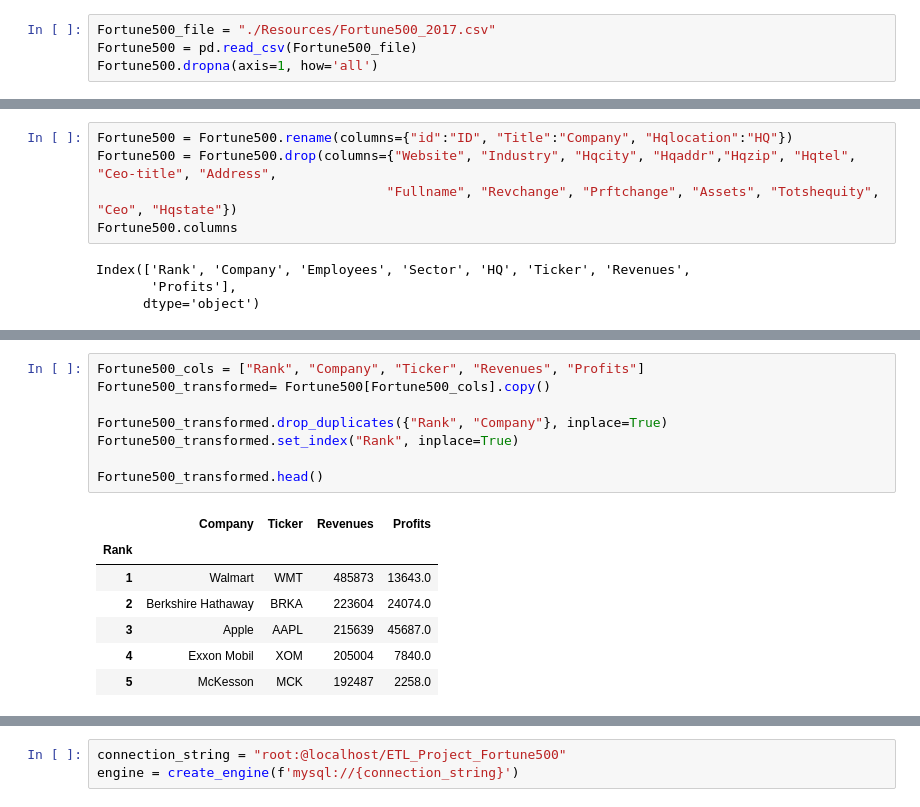
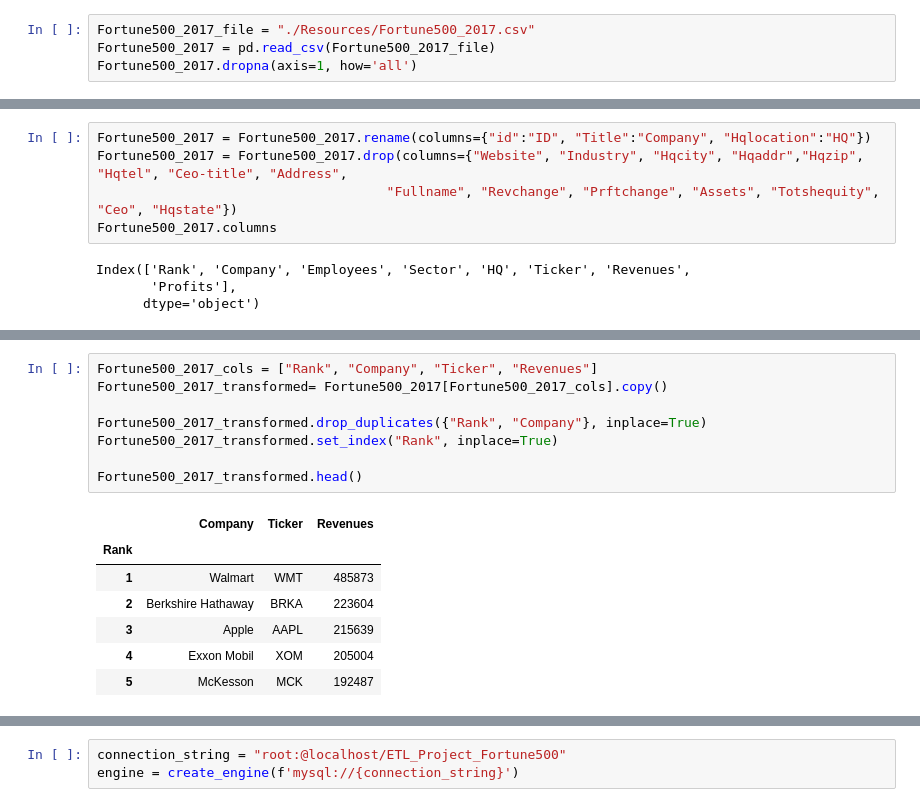
Before and after one commit to chinosamg/ETL-Project, a Jupyter notebook: ETL_Code-Fortune500.ipynb, the cells around one changed output, grey strips where cells are left out. Cells and saved outputs as stored; diff of their text form.

```diff
--- a/ETL_Code-Fortune500.ipynb
+++ b/ETL_Code-Fortune500.ipynb
@@ -5,9 +5,9 @@ import os
 import pymysql
 pymysql.install_as_MySQLdb()
 # %%
-Fortune500_file = "./Resources/Fortune500_2017.csv"
-Fortune500 = pd.read_csv(Fortune500_file)
-Fortune500.dropna(axis=1, how='all')
+Fortune500_2017_file = "./Resources/Fortune500_2017.csv"
+Fortune500_2017 = pd.read_csv(Fortune500_2017_file)
+Fortune500_2017.dropna(axis=1, how='all')
 # %% [output]
 |  | Rank | Title | Website | Employees | Sector | Industry | Hqlocation | Hqaddr | Hqcity | Hqstate | ... |
 | 0 | 1 | Walmart | http://www.walmart.com | 2300000 | Retailing | General Merchandisers | Bentonville, AR | 702 S.W. Eighth St. | Bentonville | AR | ... |
@@ -28,10 +28,10 @@ Fortune500.dropna(axis=1, how='all')
 | 499 | 500 | ABM Industries | http://www.abm.com | 110000 | Business Services | Diversified Outsourcing Services | New York, NY | 1 Liberty Plaza | New York | NY | ... |
 500 rows × 23 columns
 # %%
-Fortune500 = Fortune500.rename(columns={"id":"ID", "Title":"Company", "Hqlocation":"HQ"})
-Fortune500 = Fortune500.drop(columns={"Website", "Industry", "Hqcity", "Hqaddr","Hqzip", "Hqtel", "Ceo-title", "Address",
+Fortune500_2017 = Fortune500_2017.rename(columns={"id":"ID", "Title":"Company", "Hqlocation":"HQ"})
+Fortune500_2017 = Fortune500_2017.drop(columns={"Website", "Industry", "Hqcity", "Hqaddr","Hqzip", "Hqtel", "Ceo-title", "Address",
                                      "Fullname", "Revchange", "Prftchange", "Assets", "Totshequity", "Ceo", "Hqstate"})
-Fortune500.columns
+Fortune500_2017.columns
 # %% [output]
 Index(['Rank', 'Company', 'Employees', 'Sector', 'HQ', 'Ticker', 'Revenues',
        'Profits'],
@@ -51,18 +51,18 @@ Fortune500.head(10)
 | 8 | 9 | AT&T | 268540 | Telecommunications | Dallas, TX | T | 163786 | 12976.0 |
 | 9 | 10 | Ford Motor | 201000 | Motor Vehicles & Parts | Dearborn, MI | F | 151800 | 4596.0 |
 # %%
-Fortune500_cols = ["Rank", "Company", "Ticker", "Revenues", "Profits"]
-Fortune500_transformed= Fortune500[Fortune500_cols].copy()
+Fortune500_2017_cols = ["Rank", "Company", "Ticker", "Revenues"]
+Fortune500_2017_transformed= Fortune500_2017[Fortune500_2017_cols].copy()
 
-Fortune500_transformed.drop_duplicates({"Rank", "Company"}, inplace=True)
-Fortune500_transformed.set_index("Rank", inplace=True)
+Fortune500_2017_transformed.drop_duplicates({"Rank", "Company"}, inplace=True)
+Fortune500_2017_transformed.set_index("Rank", inplace=True)
 
-Fortune500_transformed.head()
+Fortune500_2017_transformed.head()
 # %% [output]
-|  | Company | Ticker | Revenues | Profits |
-| Rank |  |  |  |  |
-| 1 | Walmart | WMT | 485873 | 13643.0 |
-| 2 | Berkshire Hathaway | BRKA | 223604 | 24074.0 |
-| 3 | Apple | AAPL | 215639 | 45687.0 |
-| 4 | Exxon Mobil | XOM | 205004 | 7840.0 |
-| 5 | McKesson | MCK | 192487 | 2258.0 |
+|  | Company | Ticker | Revenues |
+| Rank |  |  |  |
+| 1 | Walmart | WMT | 485873 |
+| 2 | Berkshire Hathaway | BRKA | 223604 |
+| 3 | Apple | AAPL | 215639 |
+| 4 | Exxon Mobil | XOM | 205004 |
+| 5 | McKesson | MCK | 192487 |
```
Also changed, not shown: parts of 8 cells of this notebook, 16 other files.
